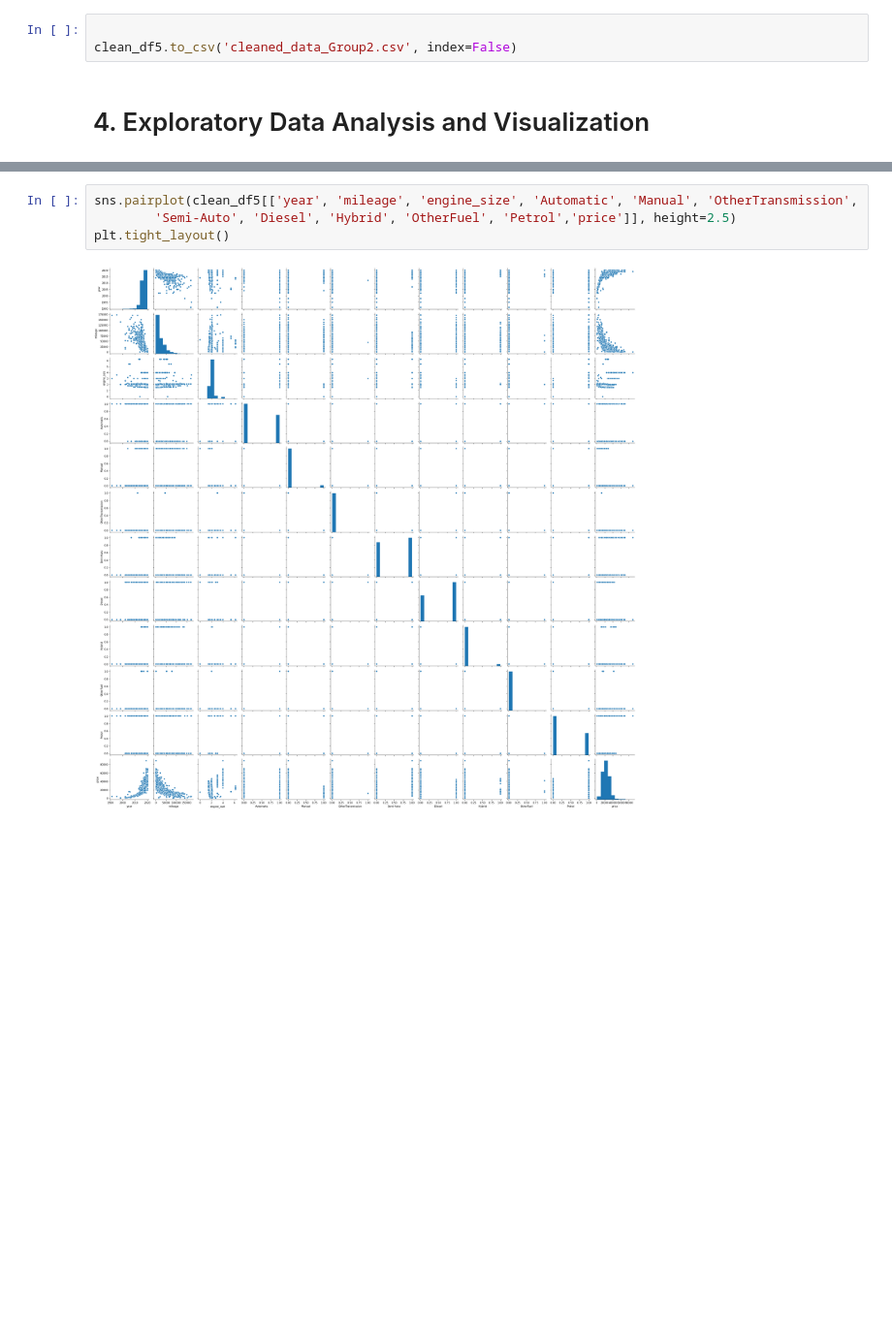
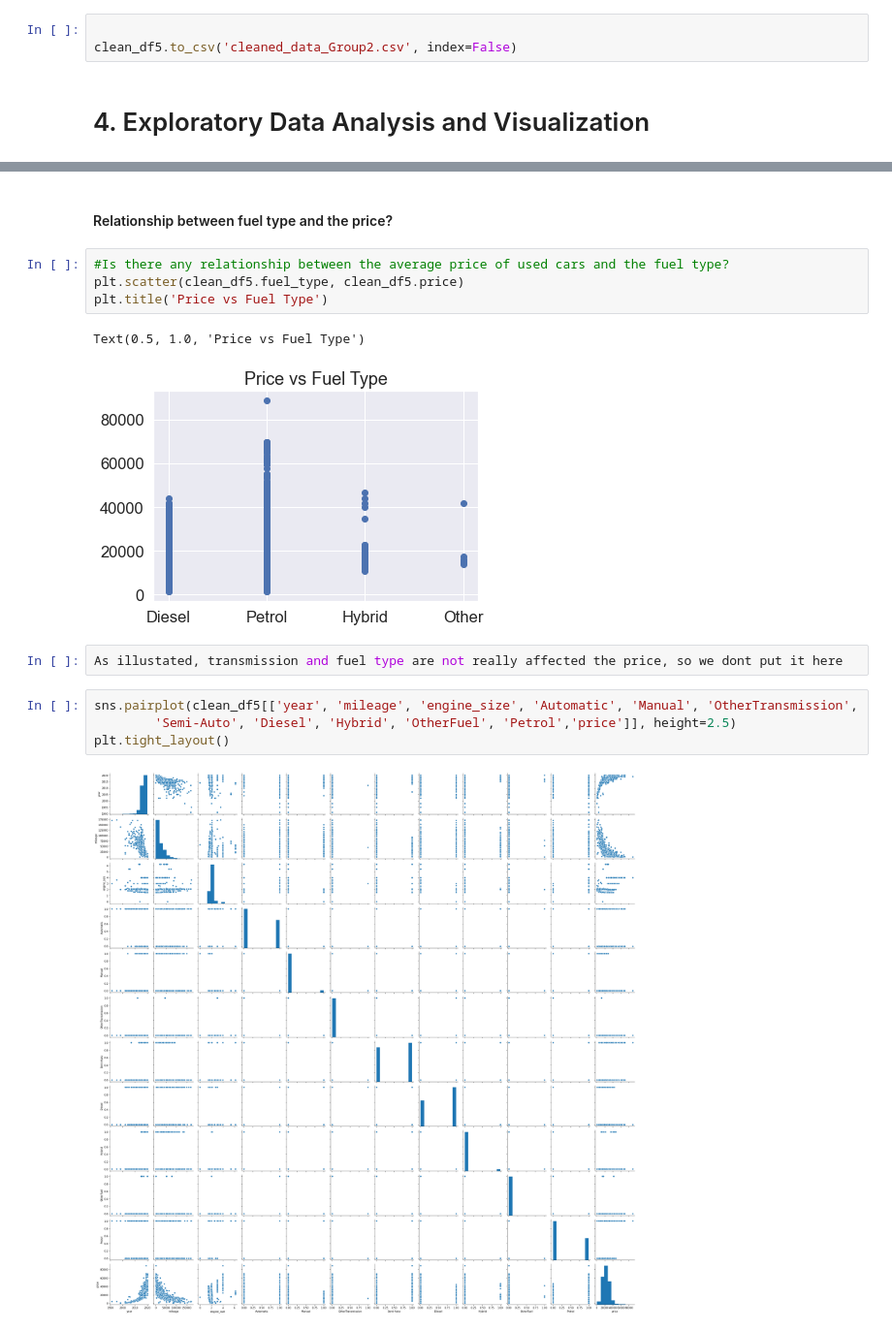
Before and after one commit to EmaTran/CSIS3290_GroupProject, a Jupyter notebook: MiniProject1/CSIS3290_MiniProject1.ipynb, the cells around one changed output, grey strips where cells are left out. Shown at 97% size. Drawn from its saved outputs; the diff is of its cells as text; blank space fills up the shorter version.

```diff
--- a/MiniProject1/CSIS3290_MiniProject1.ipynb
+++ b/MiniProject1/CSIS3290_MiniProject1.ipynb
@@ -743,3 +774,14 @@ Text(0.5, 1.0, 'Price vs Engine Size')
+# %% [markdown]
+#### Relationship between fuel type  and the price?
+# %%
+#Is there any relationship between the average price of used cars and the fuel type?
+plt.scatter(clean_df5.fuel_type, clean_df5.price)
+plt.title('Price vs Fuel Type')
+# %% [output]
+Text(0.5, 1.0, 'Price vs Fuel Type')
+[figure, added]
+# %%
+As illustated, transmission and fuel type are not really affected the price, so we dont put it here
 # %%
 sns.pairplot(clean_df5[['year', 'mileage', 'engine_size', 'Automatic', 'Manual', 'OtherTransmission',
         'Semi-Auto', 'Diesel', 'Hybrid', 'OtherFuel', 'Petrol','price']], height=2.5)
```
Also changed, not shown: parts of 13 cells of this notebook.
